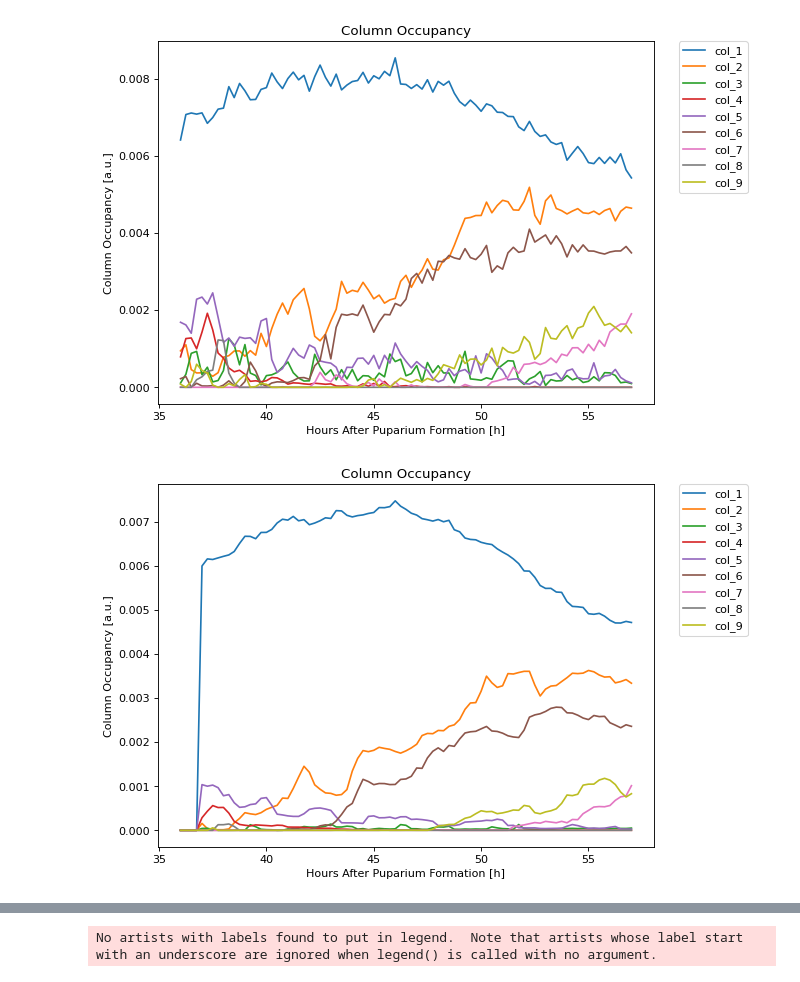
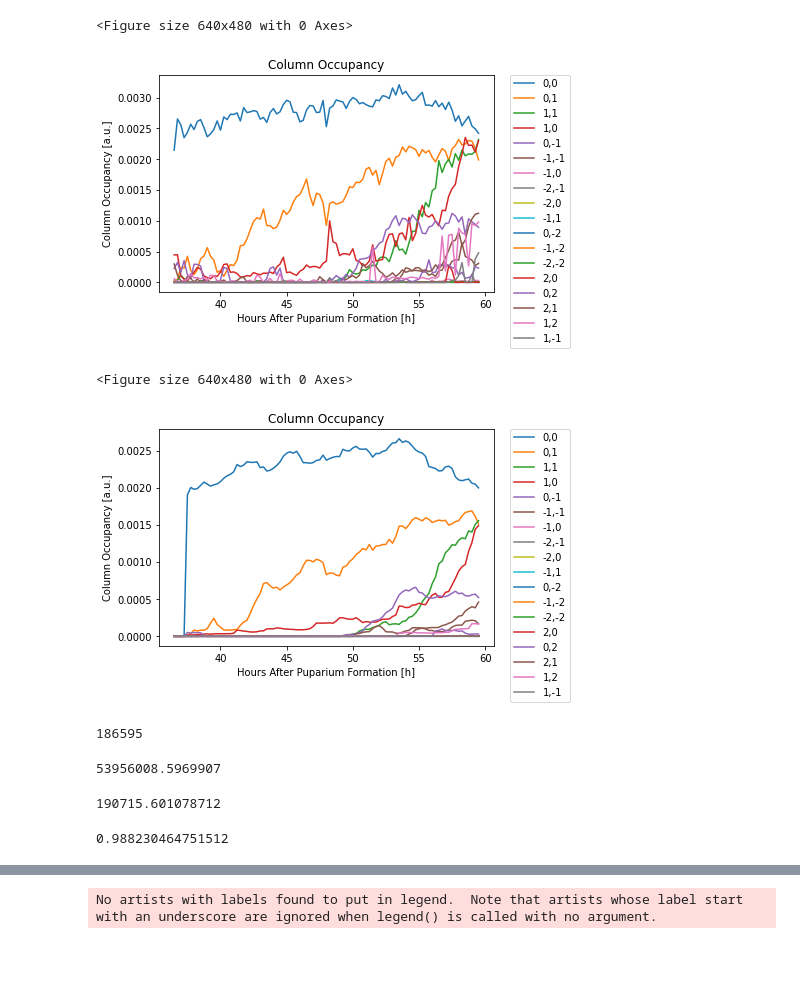
Before and after one commit to Asashou/TLI, a Jupyter notebook: pipeline/steps/step4_analysis.ipynb, the cells around one changed output, grey strips where cells are left out. Drawn from its saved outputs; the diff is of its cells as text; code cells hidden in the pictures; blank space fills up the shorter version.

```diff
--- a/pipeline/steps/step4_analysis.ipynb
+++ b/pipeline/steps/step4_analysis.ipynb
@@ -23,13 +86,28 @@ import pandas as pd
 # %%
-neuron = tif.imread(image_path)
-Cols = tif.imread(cols_path)
+Cols = col_zip(cols_path)
 ## you might want to subset either neuron, Columns or both
 # neuron = neuron[:,:40]
-# %%
-# make all images binary
-neuron[neuron != 0] = 1
-Cols = Cols - Cols.min()
-Cols[Cols!=0] = 1
+# %%
+# calculate columns' occupancy
+# define the neuron and saving name
+cols_hist = analysis.col_occupancy(neuron, cols_zip=Cols, norm_cols=Cols,
+                                    normalize_cols=True, nor_fact=nor_fact,
+                                    start_t=start_age,
+                                    plot=True, save=True,
+                                    save_path=save_path,
+                                    save_file='all_px_'+save_name)
+
+cols_hist = analysis.col_occupancy(stable_neuron, cols_zip=Cols, norm_cols=Cols,
+                                    normalize_cols=True, nor_fact=nor_fact,
+                                    start_t=start_age,
+                                    plot=True, save=True,
+                                    save_path=save_path,
+                                    save_file='stab_px_'+save_name)
+# %% [output]
+<Figure size 640x480 with 0 Axes>
+[figure, added]
+<Figure size 640x480 with 0 Axes>
+[figure, added]
 # %%
 # run this if you already calculated stable_neuron
 # stable_n = tif.imread(stable_path)
@@ -56,20 +134,3 @@ tif.imwrite(save_path+'stable'+save_name, stable_neuron, imagej=True, resolution
 # %%
 tif.imwrite(save_path+'all'+save_name, neuron, imagej=True, resolution=(1./0.076, 1./0.076),
                 metadata={'spacing': 0.4, 'unit': 'um', 'finterval': 1/10,'axes': 'TZYX'})
-# %%
-# calculate columns' occupancy
-# define the neuron and saving name
-cols_hist = analysis.col_occupancy(neuron, Cols, nor_fact=nor_fact,
-                                    start_t=start_age,
-                                    plot=True, save=True,
-                                    save_path=save_path,
-                                    save_file='all_px_'+save_name)
-
-cols_hist = analysis.col_occupancy(stable_neuron, Cols, nor_fact=nor_fact,
-                                    start_t=start_age,
-                                    plot=True, save=True,
-                                    save_path=save_path,
-                                    save_file='stab_px_'+save_name)
-# %% [output]
-[figure, removed]
-[figure, removed]
@@ -100,3 +139,19 @@ output_results.to_csv(output_file, sep=';')
+# %%
+len(test)
+# %% [output]
+186595
+# %%
+np.linalg.norm(test.sum(axis=0))
+# %% [output]
+53956008.5969907
+# %%
+np.linalg.norm(test, axis=0).sum()
+# %% [output]
+190715.601078712
+# %%
+np.linalg.norm(test.sum(axis=0))/np.linalg.norm(test, axis=1).sum()
+# %% [output]
+0.988230464751512
 # %%
 output_results.head()
 # %% [output]
```
Also changed, not shown: parts of 12 cells of this notebook.
